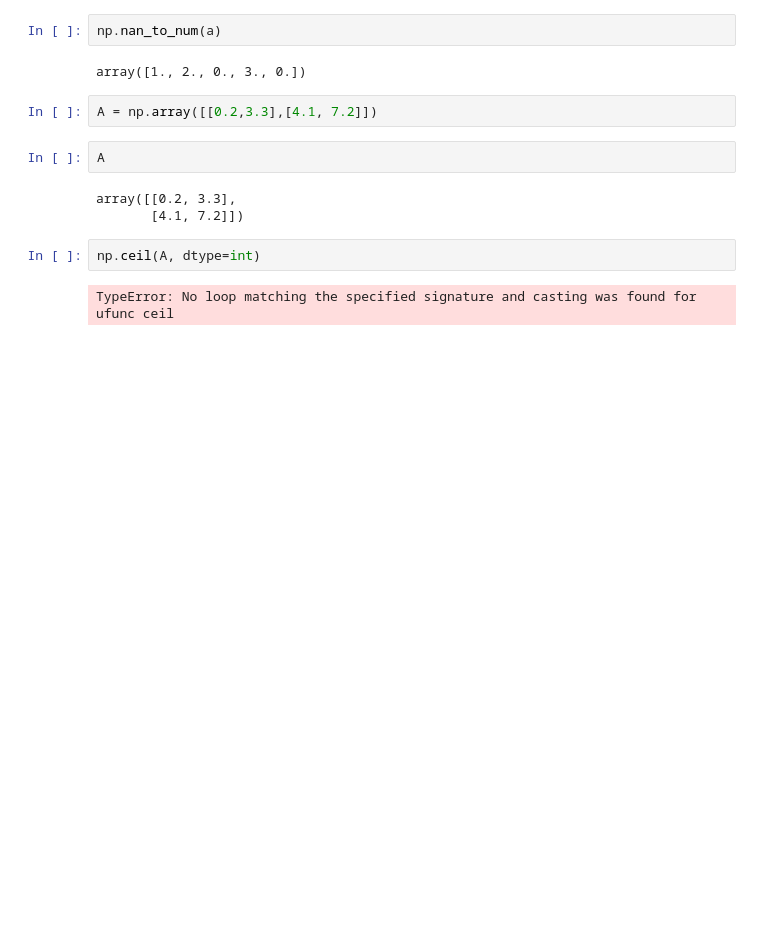
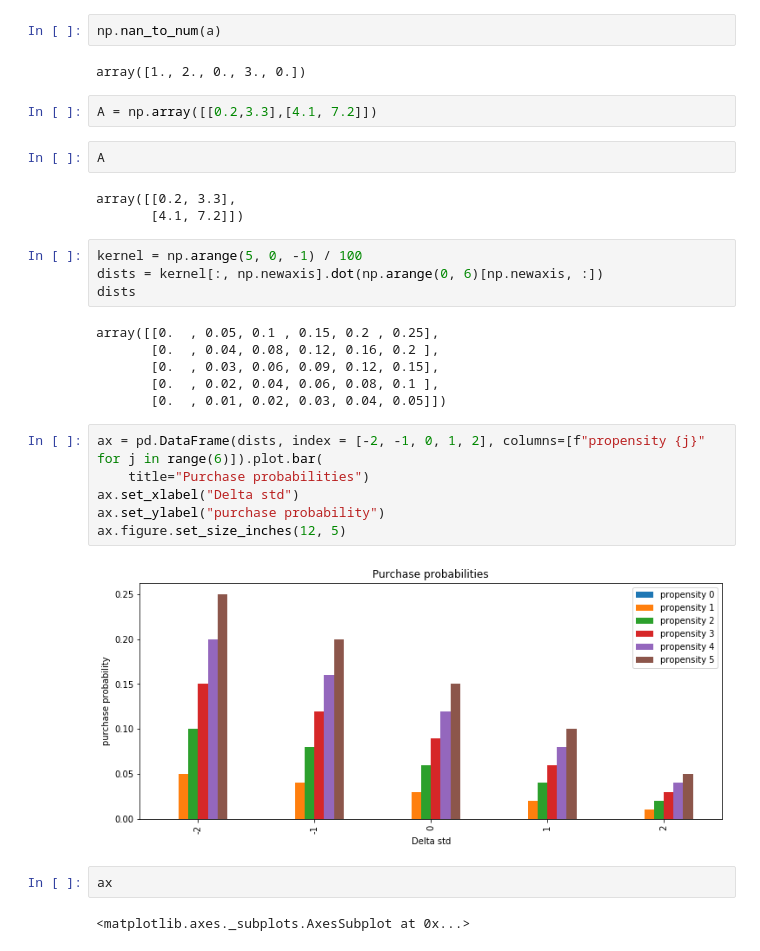
Before and after one commit to matanma/ML, a Jupyter notebook: Ebay_assignment/Ebay-assignment.ipynb, the cells around one changed output. Drawn from its saved outputs; the diff is of its cells as text; blank space fills up the shorter version.

```diff
--- a/Ebay_assignment/Ebay-assignment.ipynb
+++ b/Ebay_assignment/Ebay-assignment.ipynb
@@ -704,7 +704,25 @@ A
 # %% [output]
 array([[0.2, 3.3],
        [4.1, 7.2]])
-# %%
-np.ceil(A, dtype=int)
-# %% [output]
-TypeError: No loop matching the specified signature and casting was found for ufunc ceil
+# %%
+kernel = np.arange(5, 0, -1) / 100
+dists = kernel[:, np.newaxis].dot(np.arange(0, 6)[np.newaxis, :])
+dists
+# %% [output]
+array([[0.  , 0.05, 0.1 , 0.15, 0.2 , 0.25],
+       [0.  , 0.04, 0.08, 0.12, 0.16, 0.2 ],
+       [0.  , 0.03, 0.06, 0.09, 0.12, 0.15],
+       [0.  , 0.02, 0.04, 0.06, 0.08, 0.1 ],
+       [0.  , 0.01, 0.02, 0.03, 0.04, 0.05]])
+# %%
+ax = pd.DataFrame(dists, index = [-2, -1, 0, 1, 2], columns=[f"propensity {j}" for j in range(6)]).plot.bar(
+    title="Purchase probabilities")
+ax.set_xlabel("Delta std")
+ax.set_ylabel("purchase probability")
+ax.figure.set_size_inches(12, 5)
+# %% [output]
+[figure, added]
+# %%
+ax
+# %% [output]
+<matplotlib.axes._subplots.AxesSubplot at 0x...>
```
Also changed, not shown: 6 other files.
